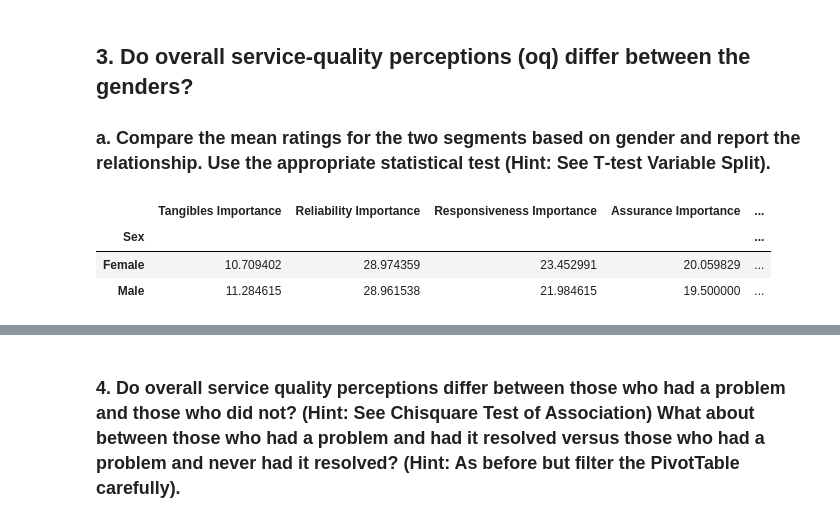
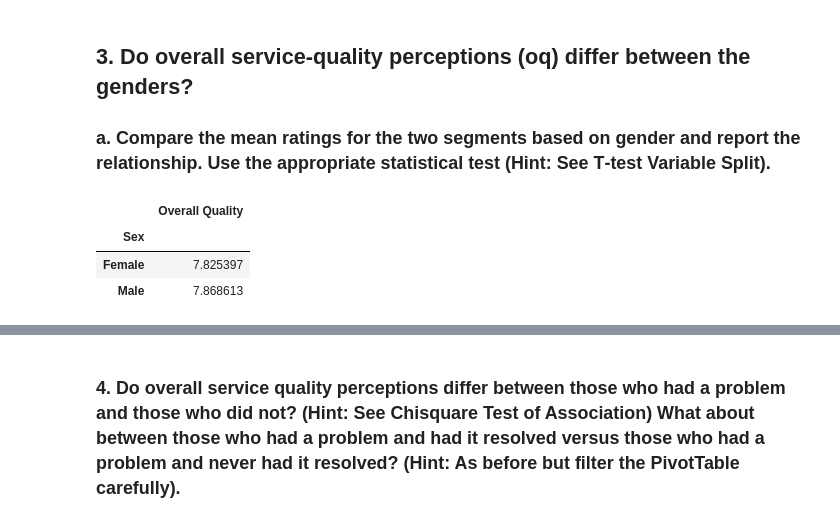
Before and after one commit to ktkuwahara/sharing-repository, a Jupyter notebook: National Insurance.ipynb, the cells around one changed output, grey strips where cells are left out. Saved outputs shown, nothing was run; the diff lists cells and outputs as text; code cells hidden in the pictures.

```diff
--- a/National Insurance.ipynb
+++ b/National Insurance.ipynb
@@ -270,16 +250,16 @@ bar_plt = bar_plt.set_xticklabels(bar_plt.get_xticklabels(), rotation=90)
 ## 3. Do overall service‐quality perceptions (oq) differ between the genders?
 ### a. Compare the mean ratings for the two segments based on gender and report the relationship. Use the appropriate statistical test (Hint: See T‐test Variable Split).
 # %%
-df_e = df[["tanimp","relimp","resimp","asrimp","empimp", "sex"]].copy()
-df_e.columns = ["Tangibles Importance","Reliability Importance","Responsiveness Importance","Assurance Importance","Empathy Importance", "Sex"]
+df_e = df[["oq", "sex"]].copy()
+df_e.columns = ["Overall Quality", "Sex"]
 df_e = df_e.dropna()
 means = df_e.groupby("Sex").mean()
 means
 # %% [output]
-|  | Tangibles Importance | Reliability Importance | Responsiveness Importance | Assurance Importance | ... |
-| Sex |  |  |  |  | ... |
-| Female | 10.709402 | 28.974359 | 23.452991 | 20.059829 | ... |
-| Male | 11.284615 | 28.961538 | 21.984615 | 19.500000 | ... |
+|  | Overall Quality |
+| Sex |  |
+| Female | 7.825397 |
+| Male | 7.868613 |
 # %%
 # Separating the data into two dataframe by gender to make our statistical analysis easier
 df_e_male = df_e[df_e["Sex"] == "Male"]
```
Also changed, not shown: parts of 10 cells of this notebook.
